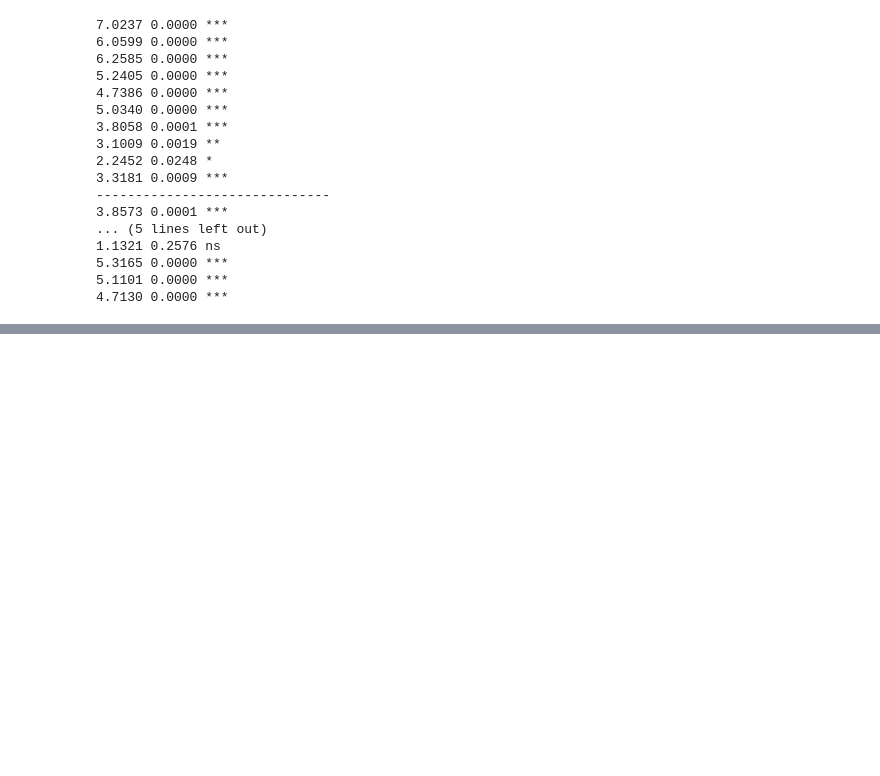
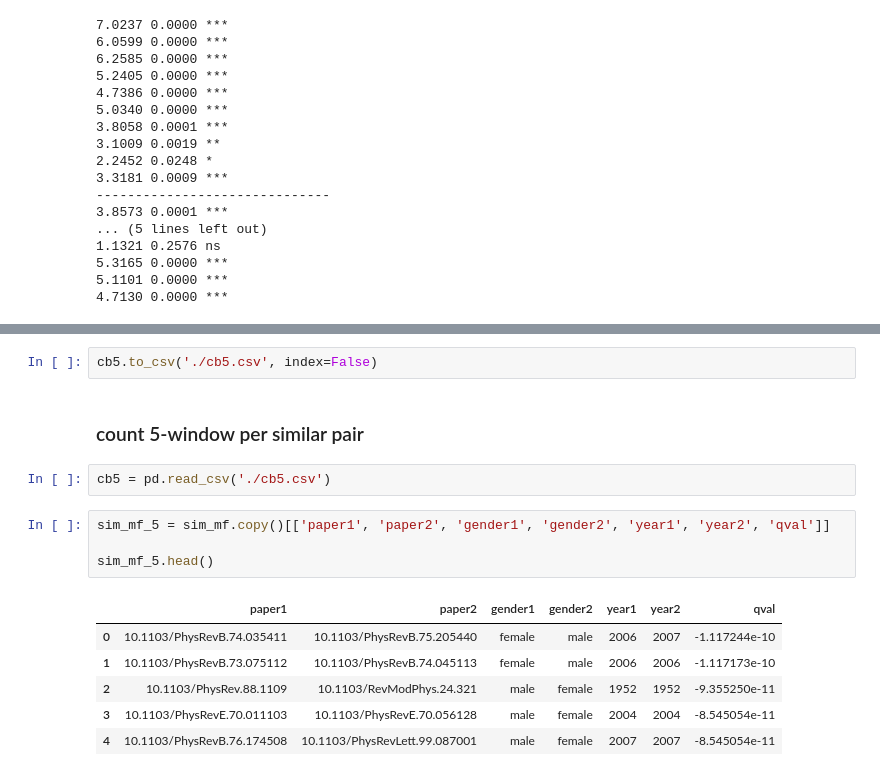
Before and after one commit to therobinkay/firstmover, a Jupyter notebook: main.ipynb, the cells around one changed output, grey strips where cells are left out. Saved outputs shown, nothing was run; the diff lists cells and outputs as text; blank space fills up the shorter version.

Commit message:
count 5-window per similar pair

```diff
--- a/main.ipynb
+++ b/main.ipynb
@@ -2467,0 +2450,17 @@ cb5.tail()
+# %%
+cb5.to_csv('./cb5.csv', index=False)
+# %% [markdown]
+### count 5-window per similar pair
+# %%
+cb5 = pd.read_csv('./cb5.csv')
+# %%
+sim_mf_5 = sim_mf.copy()[['paper1', 'paper2', 'gender1', 'gender2', 'year1', 'year2', 'qval']]
+
+sim_mf_5.head()
+# %% [output]
+|  | paper1 | paper2 | gender1 | gender2 | year1 | year2 | qval |
+| 0 | 10.1103/PhysRevB.74.035411 | 10.1103/PhysRevB.75.205440 | female | male | 2006 | 2007 | -1.117244e-10 |
+| 1 | 10.1103/PhysRevB.73.075112 | 10.1103/PhysRevB.74.045113 | female | male | 2006 | 2006 | -1.117173e-10 |
+| 2 | 10.1103/PhysRev.88.1109 | 10.1103/RevModPhys.24.321 | male | female | 1952 | 1952 | -9.355250e-11 |
+| 3 | 10.1103/PhysRevE.70.011103 | 10.1103/PhysRevE.70.056128 | male | female | 2004 | 2004 | -8.545054e-11 |
+| 4 | 10.1103/PhysRevB.76.174508 | 10.1103/PhysRevLett.99.087001 | male | female | 2007 | 2007 | -8.545054e-11 |
```
Also changed, not shown: parts of 10 cells of this notebook.
